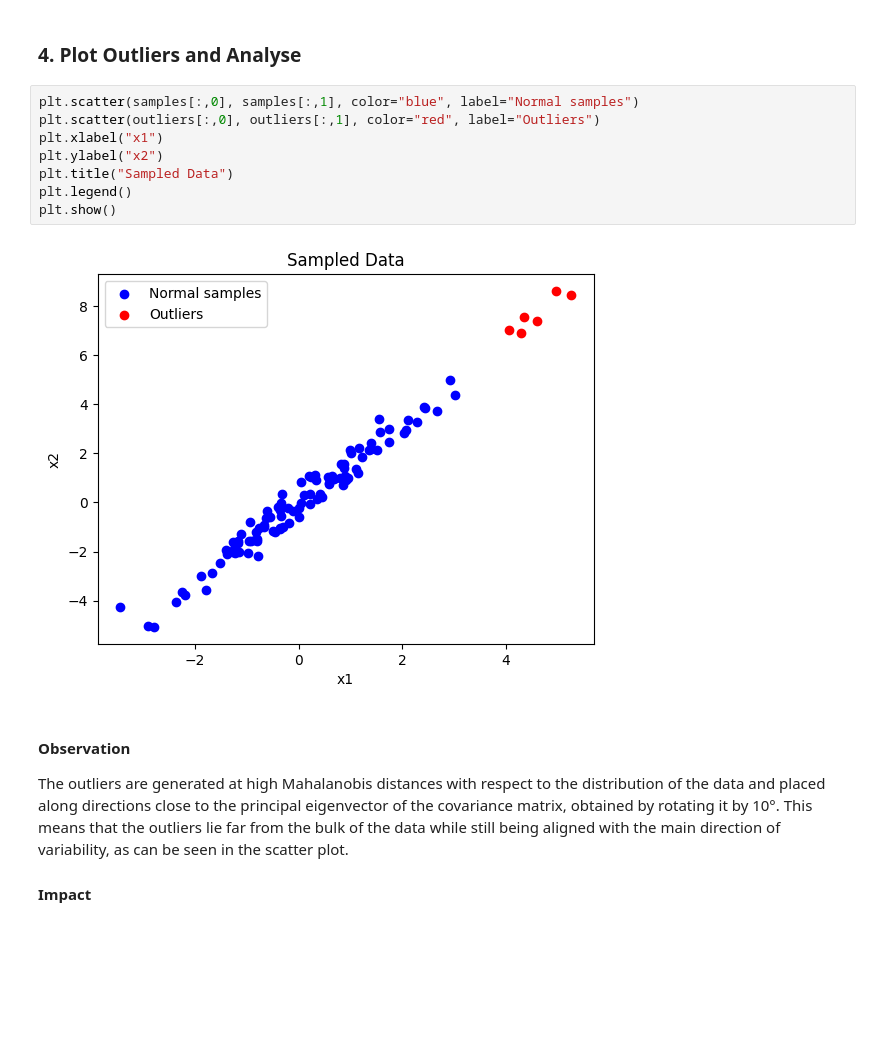
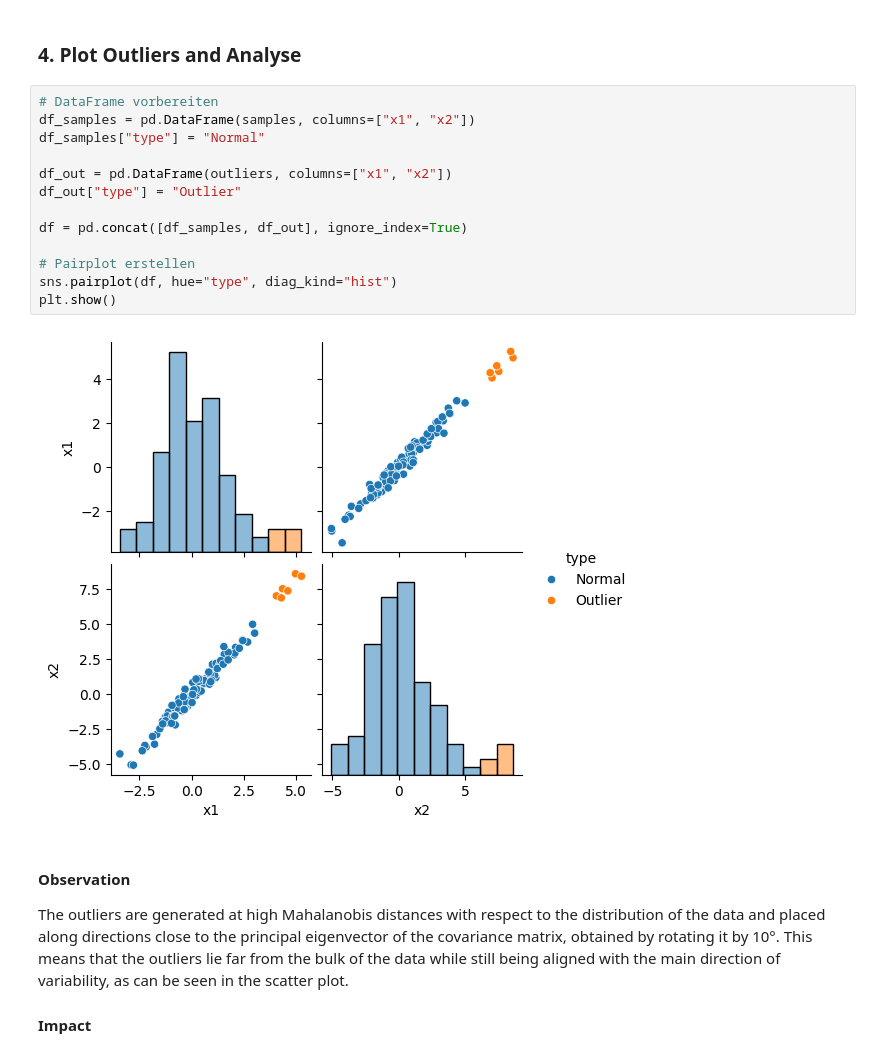
Before and after one commit to pbahde2/UL-Exercise-Sheet-8, a Jupyter notebook: ul_task8.ipynb, the cells around one changed output. Drawn from its saved outputs; the diff is of its cells as text; blank space fills up the shorter version.

```diff
--- a/ul_task8.ipynb
+++ b/ul_task8.ipynb
@@ -75,15 +76,20 @@ print(outliers)
 # %% [markdown]
 ### 4. Plot Outliers and Analyse
 # %%
-plt.scatter(samples[:,0], samples[:,1], color="blue", label="Normal samples")
-plt.scatter(outliers[:,0], outliers[:,1], color="red", label="Outliers")
-plt.xlabel("x1")
-plt.ylabel("x2")
-plt.title("Sampled Data")
-plt.legend()
+# DataFrame vorbereiten
+df_samples = pd.DataFrame(samples, columns=["x1", "x2"])
+df_samples["type"] = "Normal"
+
+df_out = pd.DataFrame(outliers, columns=["x1", "x2"])
+df_out["type"] = "Outlier"
+
+df = pd.concat([df_samples, df_out], ignore_index=True)
+
+# Pairplot erstellen
+sns.pairplot(df, hue="type", diag_kind="hist")
 plt.show()
 # %% [output]
-[figure, old version]
+[figure, new version]
 # %% [markdown]
 #### Observation
 The outliers are generated at high Mahalanobis distances with respect to the distribution of the data and placed along directions close to the principal eigenvector of the covariance matrix, obtained by rotating it by 10°. This means that the outliers lie far from the bulk of the data while still being aligned with the main direction of variability, as can be seen in the scatter plot.
```
Also changed, not shown: parts of 3 cells of this notebook.
